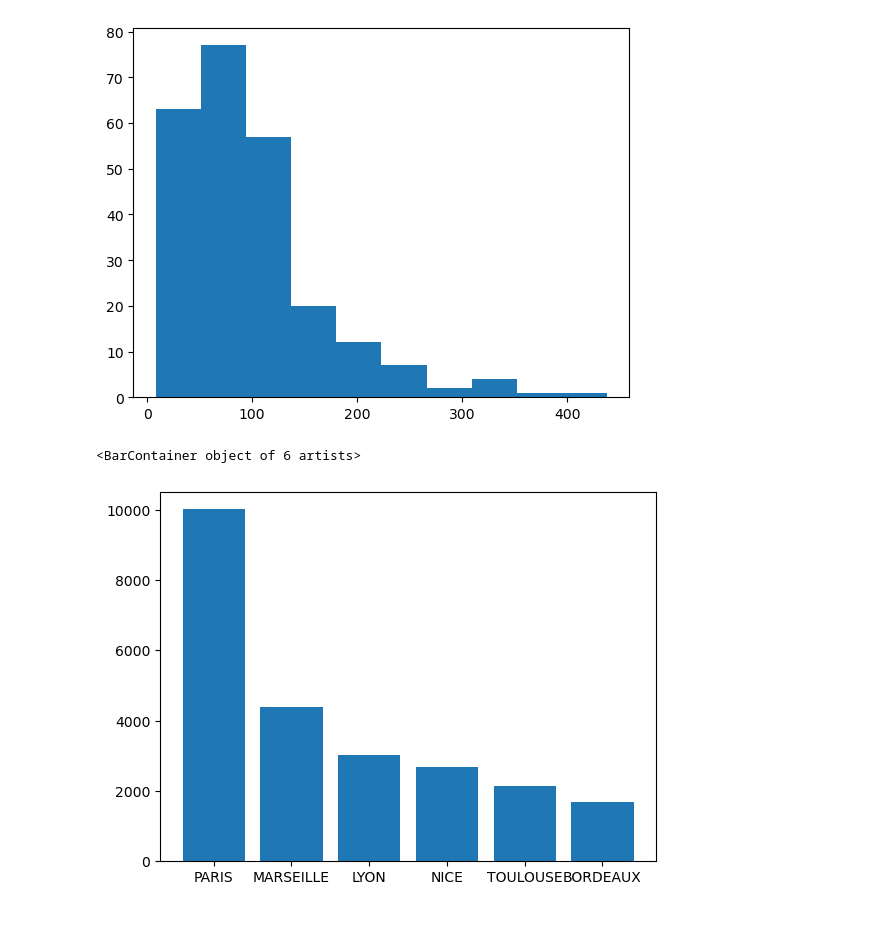
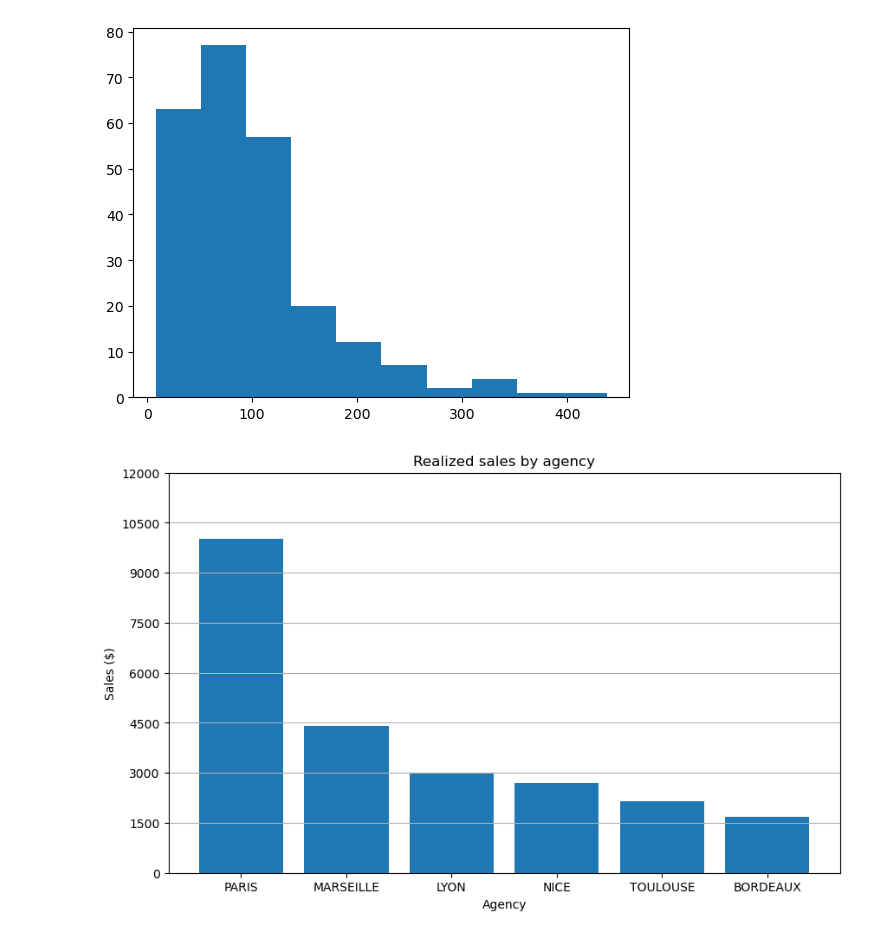
Before and after one commit to dmaiga/real_estate_loans, a Jupyter notebook: asset/Script/Prets_immobilier.ipynb, the cells around one changed output. Cells and saved outputs as stored; diff of their text form; code cells hidden in the pictures.

```diff
--- a/asset/Script/Prets_immobilier.ipynb
+++ b/asset/Script/Prets_immobilier.ipynb
@@ -257,7 +261,14 @@ plt.hist(data['benefice'])
 # %%
 #Total monthly profit per branch
 profit= data.groupby('ville')['benefice'].sum().reset_index().sort_values('benefice', ascending=False)
+plt.figure(figsize=(10,6))
 plt.bar(height=profit['benefice'],x=profit['ville'])
+plt.title("Realized sales by agency", )
+plt.xlabel("Agency")
+plt.ylabel('Sales ($)')
+plt.grid(axis='y')
+plt.ylim(0,12000)
+plt.yticks([0,1500,3000,4500,6000,7500,9000,10500,12000])
+plt.show()
 # %% [output]
-<BarContainer object of 6 artists>
-[figure, old version]
+[figure, new version]
```
Also changed, not shown: parts of 5 cells of this notebook.
